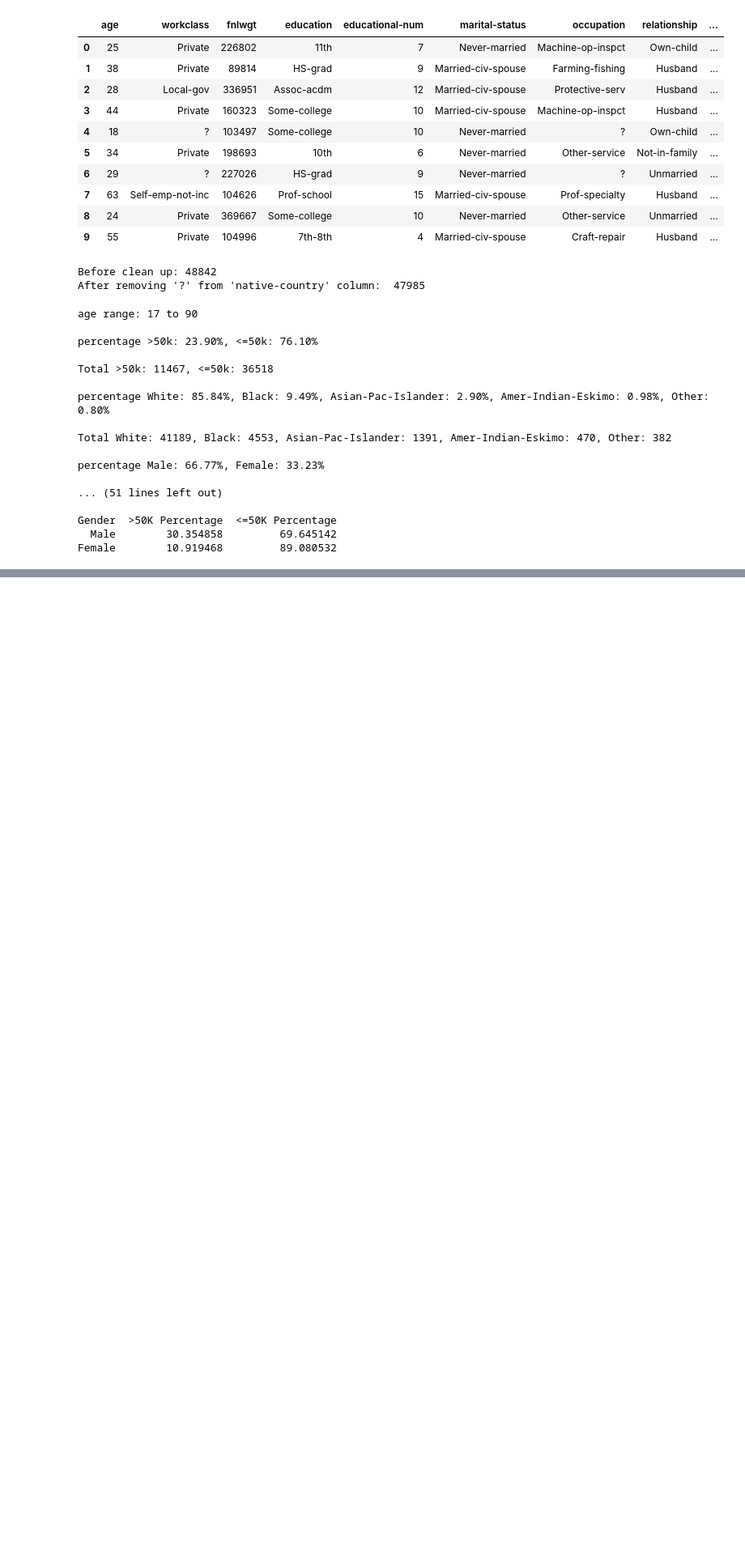
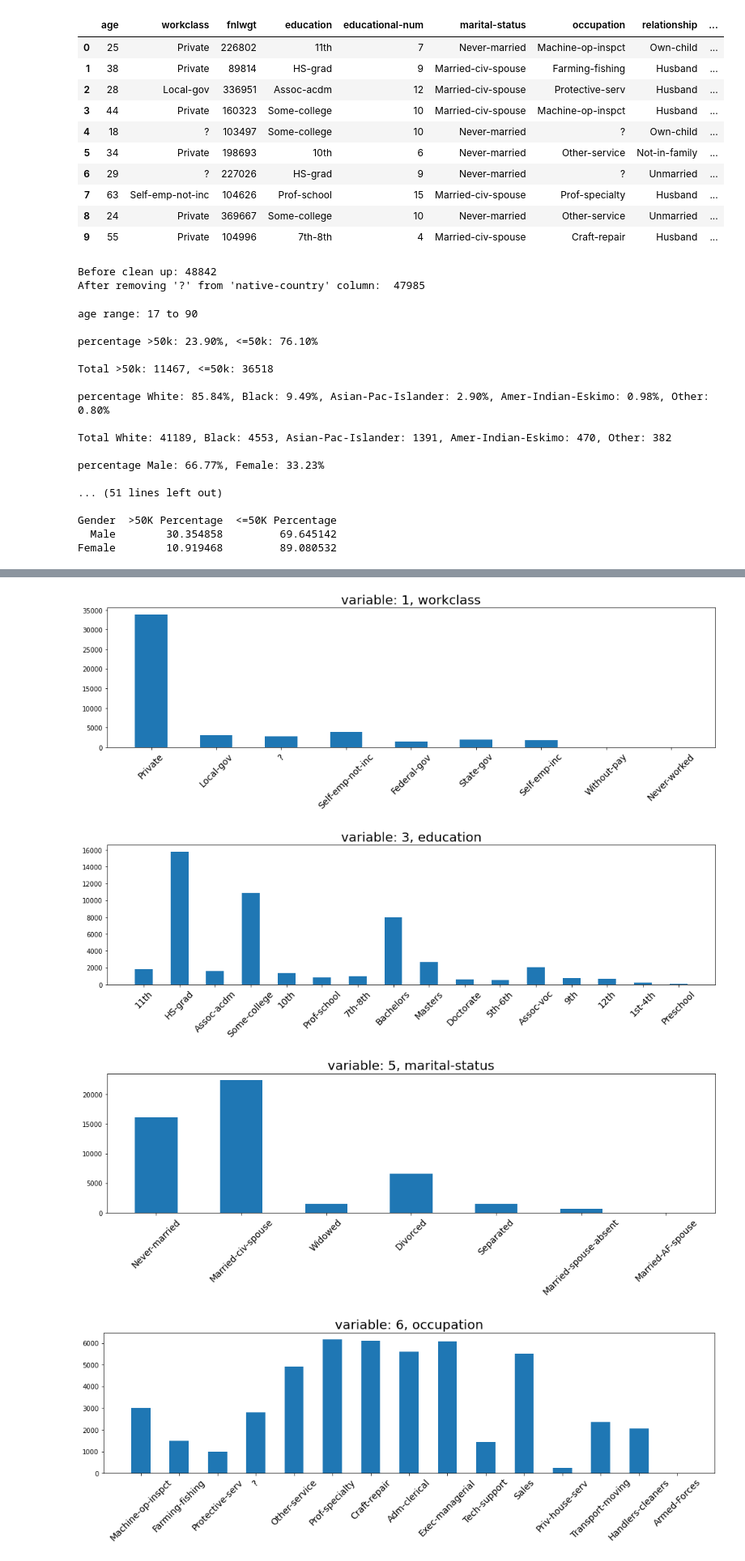
Before and after one commit to ThomasAlberts/Data-Mining-Project, a Jupyter notebook: Project.ipynb, the cells around one changed output, grey strips where cells are left out. Shown at 81% size. Saved outputs shown, nothing was run; the diff lists cells and outputs as text; code cells hidden in the pictures; blank space fills up the shorter version.

```diff
--- a/Project.ipynb
+++ b/Project.ipynb
@@ -149,0 +175,26 @@ Female        10.919468         89.080532
+# %%
+from collections import Counter
+
+categorical_variables = np.array(['workclass', 'education', 'marital-status', 'occupation', 'relationship', 'race', 'gender', 'native-country', 'income'])
+
+indices_categorical_variables = np.where(np.isin(y_attr_names, categorical_variables))[0]
+
+for i in range(indices_categorical_variables.size) :
+    counter = Counter(X_data_numpy[:, indices_categorical_variables[i]])
+    categories = list(counter.keys())
+    values = list(counter.values())
+    plt.tight_layout
+    fig = plt.figure(figsize=(17,4))
+    plt.bar(categories, values, width = 0.5)
+    plt.title("variable: {}, {}".format(indices_categorical_variables[i], categorical_variables[i]), fontsize=20)
+    if (categorical_variables[i] == 'native-country') :
+        plt.xticks(rotation=90, fontsize=12)
+    else :
+        plt.xticks(rotation=45, fontsize=14)
+#     plt.savefig("variable_{}_{}.png".format(indices_categorical_variables[i], categorical_variables[i]), bbox_inches='tight')
+    plt.show()
+# %% [output]
+[figure, added]
+[figure, added]
+[figure, added]
+[figure, added]
```
Also changed, not shown: parts of 14 cells of this notebook, 6 other files.
